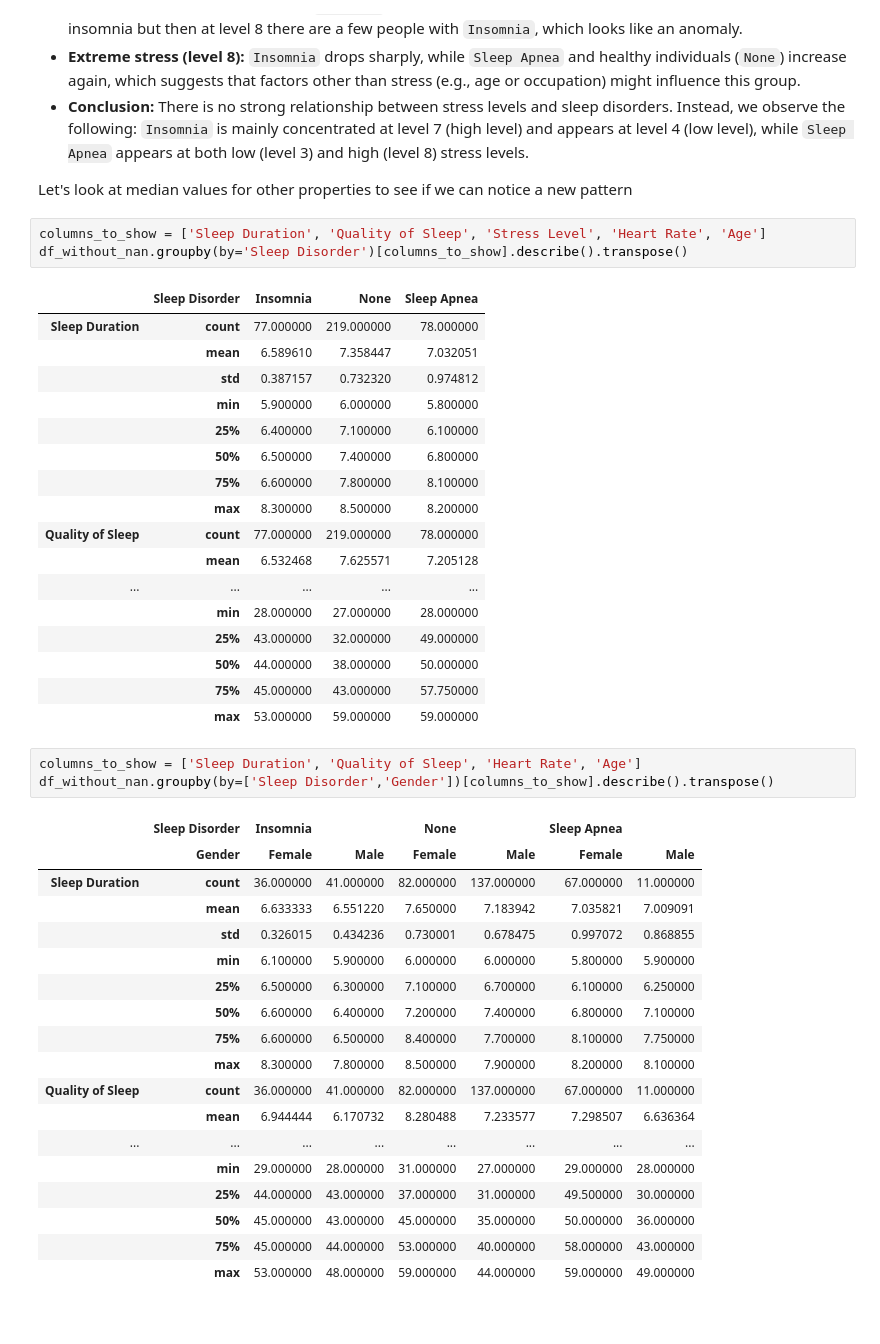
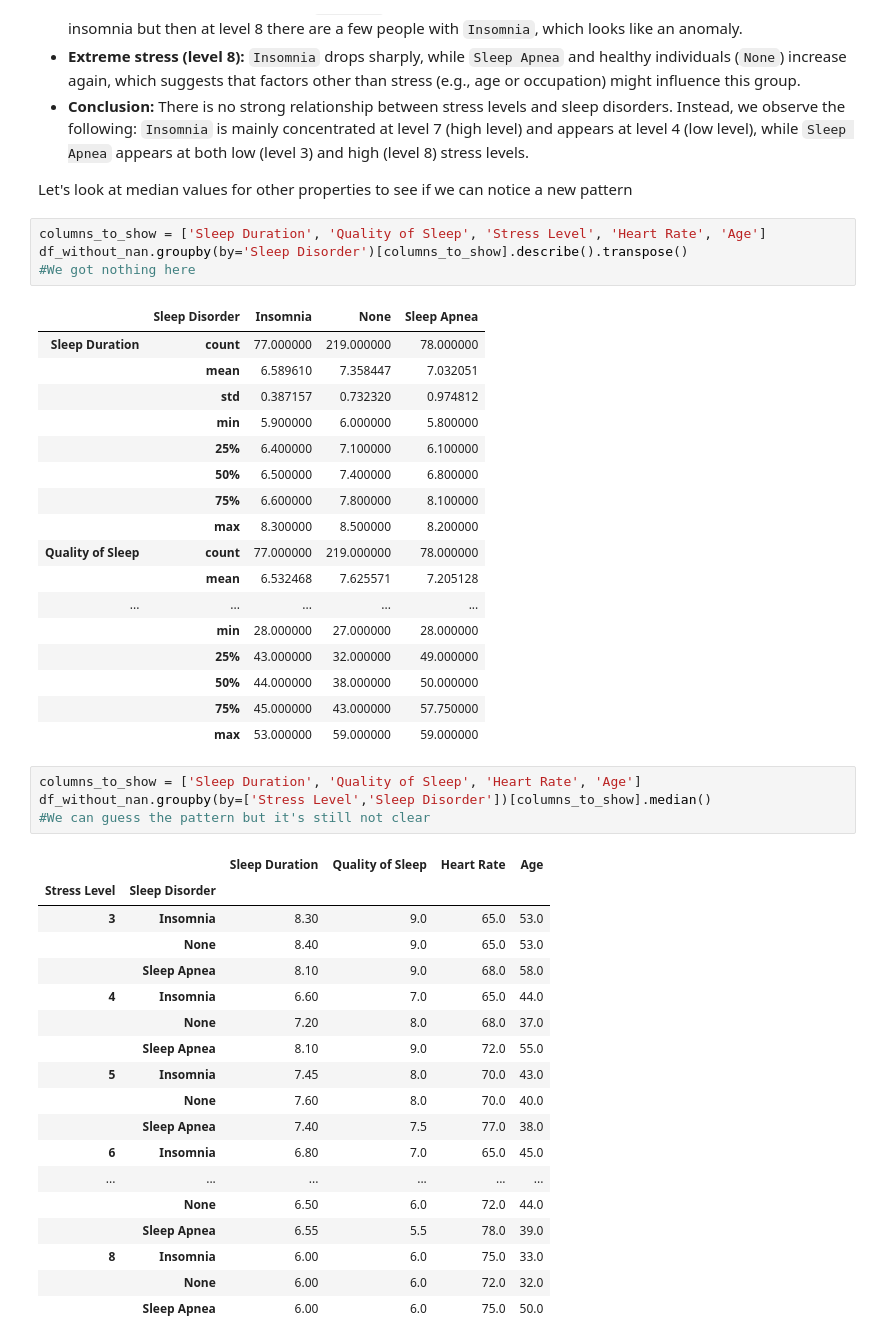
Before and after one commit to SabinaSid/Welness_sleep_analysis, a Jupyter notebook: Notebooks/eda_sleep_analysis.ipynb, the cells around one changed output. Drawn from its saved outputs; the diff is of its cells as text.

```diff
--- a/Notebooks/eda_sleep_analysis.ipynb
+++ b/Notebooks/eda_sleep_analysis.ipynb
@@ -221,6 +224,7 @@ Let's look at median values for other properties to see if we can notice a new p
 # %%
 columns_to_show = ['Sleep Duration', 'Quality of Sleep', 'Stress Level', 'Heart Rate', 'Age']
 df_without_nan.groupby(by='Sleep Disorder')[columns_to_show].describe().transpose()
+#We got nothing here
 # %% [output]
 |  | Sleep Disorder | Insomnia | None | Sleep Apnea |
 | Sleep Duration | count | 77.000000 | 219.000000 | 78.000000 |
@@ -241,23 +245,24 @@ df_without_nan.groupby(by='Sleep Disorder')[columns_to_show].describe().transpos
 |  | max | 53.000000 | 59.000000 | 59.000000 |
 # %%
 columns_to_show = ['Sleep Duration', 'Quality of Sleep', 'Heart Rate', 'Age']
-df_without_nan.groupby(by=['Sleep Disorder','Gender'])[columns_to_show].describe().transpose()
+df_without_nan.groupby(by=['Stress Level','Sleep Disorder'])[columns_to_show].median()
+#We can guess the pattern but it's still not clear
 # %% [output]
-|  | Sleep Disorder | Insomnia |  | None |  | Sleep Apnea |  |
-|  | Gender | Female | Male | Female | Male | Female | Male |
-| Sleep Duration | count | 36.000000 | 41.000000 | 82.000000 | 137.000000 | 67.000000 | 11.000000 |
-|  | mean | 6.633333 | 6.551220 | 7.650000 | 7.183942 | 7.035821 | 7.009091 |
-|  | std | 0.326015 | 0.434236 | 0.730001 | 0.678475 | 0.997072 | 0.868855 |
-|  | min | 6.100000 | 5.900000 | 6.000000 | 6.000000 | 5.800000 | 5.900000 |
-|  | 25% | 6.500000 | 6.300000 | 7.100000 | 6.700000 | 6.100000 | 6.250000 |
-|  | 50% | 6.600000 | 6.400000 | 7.200000 | 7.400000 | 6.800000 | 7.100000 |
-|  | 75% | 6.600000 | 6.500000 | 8.400000 | 7.700000 | 8.100000 | 7.750000 |
-|  | max | 8.300000 | 7.800000 | 8.500000 | 7.900000 | 8.200000 | 8.100000 |
-| Quality of Sleep | count | 36.000000 | 41.000000 | 82.000000 | 137.000000 | 67.000000 | 11.000000 |
-|  | mean | 6.944444 | 6.170732 | 8.280488 | 7.233577 | 7.298507 | 6.636364 |
-| ... | ... | ... | ... | ... | ... | ... | ... |
-|  | min | 29.000000 | 28.000000 | 31.000000 | 27.000000 | 29.000000 | 28.000000 |
-|  | 25% | 44.000000 | 43.000000 | 37.000000 | 31.000000 | 49.500000 | 30.000000 |
-|  | 50% | 45.000000 | 43.000000 | 45.000000 | 35.000000 | 50.000000 | 36.000000 |
-|  | 75% | 45.000000 | 44.000000 | 53.000000 | 40.000000 | 58.000000 | 43.000000 |
-|  | max | 53.000000 | 48.000000 | 59.000000 | 44.000000 | 59.000000 | 49.000000 |
+|  |  | Sleep Duration | Quality of Sleep | Heart Rate | Age |
+| Stress Level | Sleep Disorder |  |  |  |  |
+| 3 | Insomnia | 8.30 | 9.0 | 65.0 | 53.0 |
+|  | None | 8.40 | 9.0 | 65.0 | 53.0 |
+|  | Sleep Apnea | 8.10 | 9.0 | 68.0 | 58.0 |
+| 4 | Insomnia | 6.60 | 7.0 | 65.0 | 44.0 |
+|  | None | 7.20 | 8.0 | 68.0 | 37.0 |
+|  | Sleep Apnea | 8.10 | 9.0 | 72.0 | 55.0 |
+| 5 | Insomnia | 7.45 | 8.0 | 70.0 | 43.0 |
+|  | None | 7.60 | 8.0 | 70.0 | 40.0 |
+|  | Sleep Apnea | 7.40 | 7.5 | 77.0 | 38.0 |
+| 6 | Insomnia | 6.80 | 7.0 | 65.0 | 45.0 |
+| ... | ... | ... | ... | ... | ... |
+|  | None | 6.50 | 6.0 | 72.0 | 44.0 |
+|  | Sleep Apnea | 6.55 | 5.5 | 78.0 | 39.0 |
+| 8 | Insomnia | 6.00 | 6.0 | 75.0 | 33.0 |
+|  | None | 6.00 | 6.0 | 72.0 | 32.0 |
+|  | Sleep Apnea | 6.00 | 6.0 | 75.0 | 50.0 |
```
Also changed, not shown: parts of 6 cells of this notebook.
